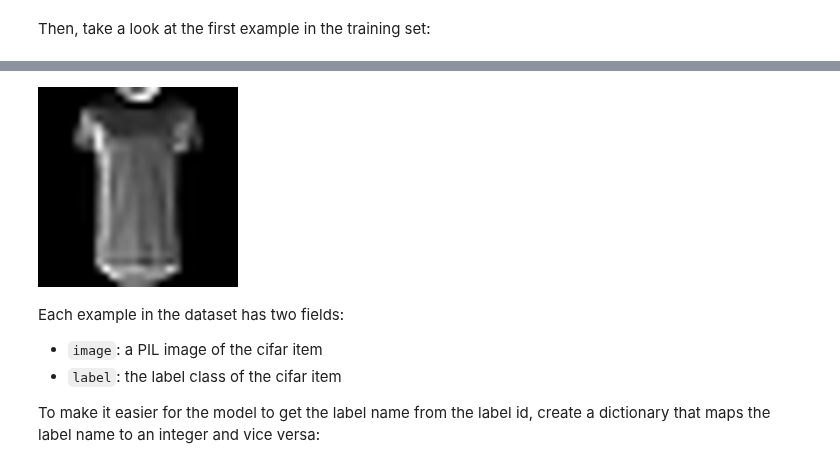
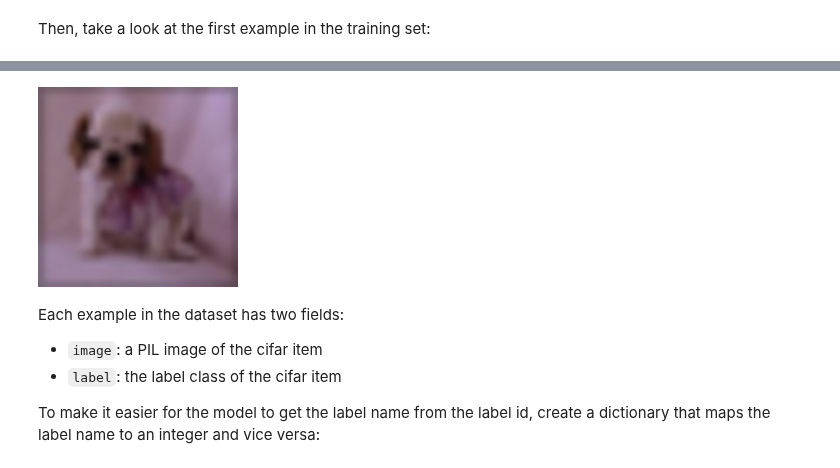
Before and after one commit to jorcisai/ARF, a Jupyter notebook: HuggingFace/07-Finetuning-ImageClassification-CIFAR10.ipynb, the cells around one changed output, grey strips where cells are left out. Drawn from its saved outputs; the diff is of its cells as text; code cells hidden in the pictures.

Commit message:
Updated sample image

```diff
--- a/HuggingFace/07-Finetuning-ImageClassification-CIFAR10.ipynb
+++ b/HuggingFace/07-Finetuning-ImageClassification-CIFAR10.ipynb
@@ -84,7 +66,7 @@ tr_cifar[0]
 # %%
-tr_cifar[0]["image"].resize((200, 200))
+tr_cifar[0]["img"].resize((200, 200))
 # %% [output]
-[figure, old version]
+[figure, new version]
 # %% [markdown]
 Each example in the dataset has two fields:
 
```
Also changed, not shown: parts of 12 cells of this notebook.
